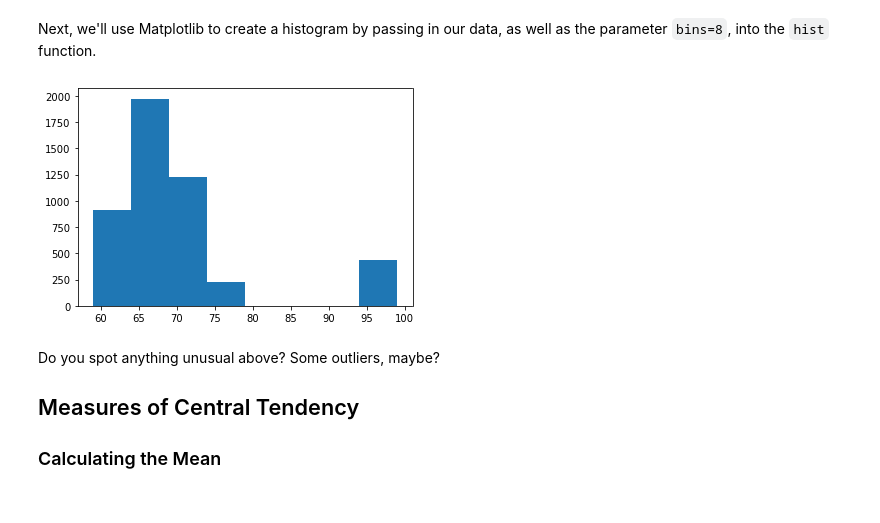
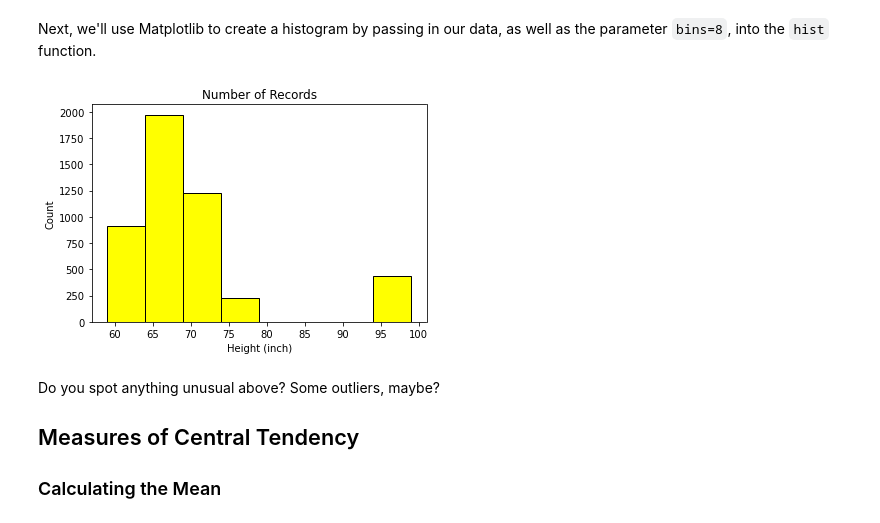
Before and after one commit to LemayianResiato/dsc-implementing-statistics-with-functions-lab, a Jupyter notebook: index.ipynb, the cells around one changed output. Drawn from its saved outputs; the diff is of its cells as text; code cells hidden in the pictures.

```diff
--- a/index.ipynb
+++ b/index.ipynb
@@ -28,0 +108,7 @@ len(height)
+# %%
+#Create the variable height and assign the 'height' values to it
+df['height']
+list(df['height'])
+#type(list(df['height']))
+height = list(df['height'])
+height
@@ -66,9 +175,12 @@ Next, we'll use Matplotlib to create a histogram by passing in our data, as well
 # %%
 # Run this cell without changes
 # A histogram should display below
-plt.hist(height, bins=8);
+plt.hist(height, bins=8, edgecolor = 'black', color = 'yellow')
+plt.title("Number of Records")
+plt.xlabel('Height (inch)')
+plt.ylabel('Count');
 # %% [output]
-[figure, old version]
+[figure, new version]
 # %% [markdown]
 Do you spot anything unusual above? Some outliers, maybe?
 
```
Also changed, not shown: parts of 16 cells of this notebook.
